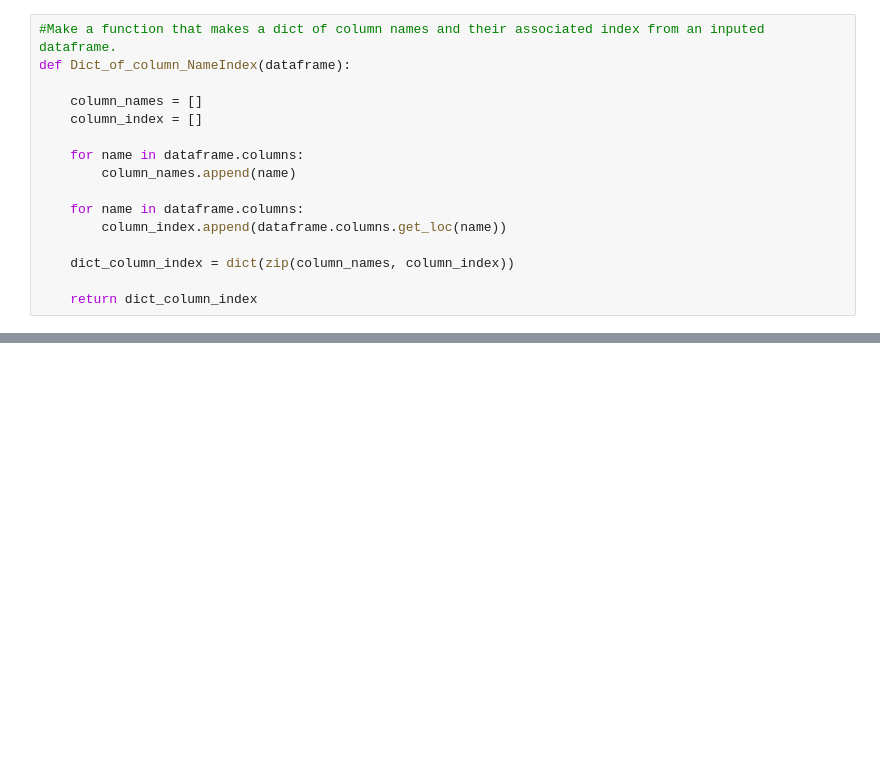
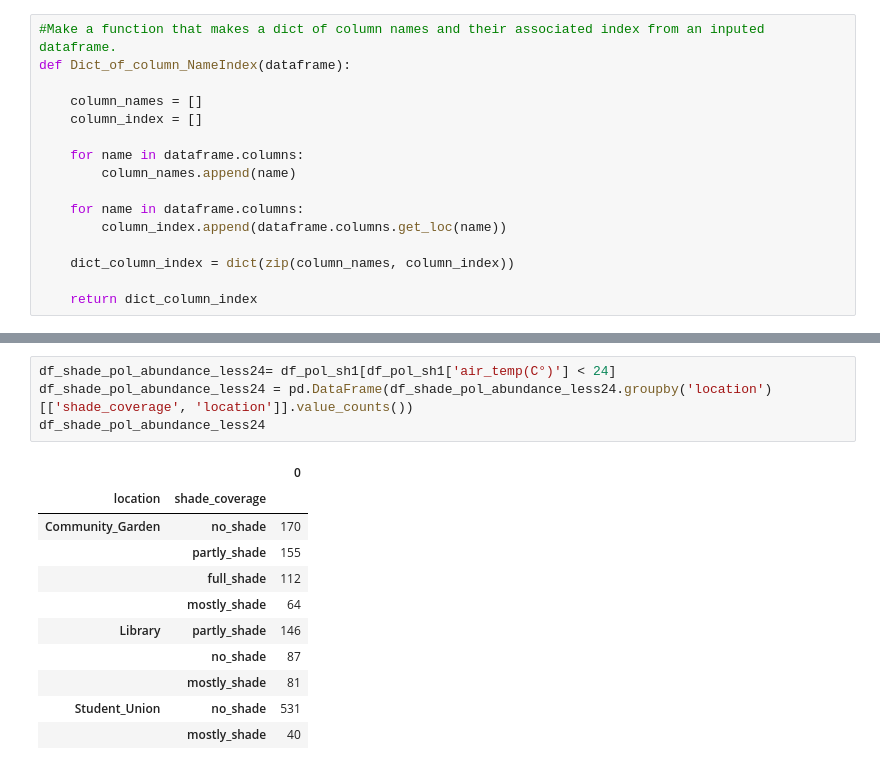
Before and after one commit to lizard777/CPSC_3430_project, a Jupyter notebook: Group_Project.ipynb, the cells around one changed output, grey strips where cells are left out. Drawn from its saved outputs; the diff is of its cells as text; blank space fills up the shorter version.

```diff
--- a/Group_Project.ipynb
+++ b/Group_Project.ipynb
@@ -169,0 +183,16 @@ Text(0.5, 0, 'Week')
+# %%
+df_shade_pol_abundance_less24= df_pol_sh1[df_pol_sh1['air_temp(C°)'] < 24]
+df_shade_pol_abundance_less24 = pd.DataFrame(df_shade_pol_abundance_less24.groupby('location')[['shade_coverage', 'location']].value_counts())
+df_shade_pol_abundance_less24
+# %% [output]
+|  |  | 0 |
+| location | shade_coverage |  |
+| Community_Garden | no_shade | 170 |
+|  | partly_shade | 155 |
+|  | full_shade | 112 |
+|  | mostly_shade | 64 |
+| Library | partly_shade | 146 |
+|  | no_shade | 87 |
+|  | mostly_shade | 81 |
+| Student_Union | no_shade | 531 |
+|  | mostly_shade | 40 |
```
Also changed, not shown: parts of 26 cells of this notebook.
